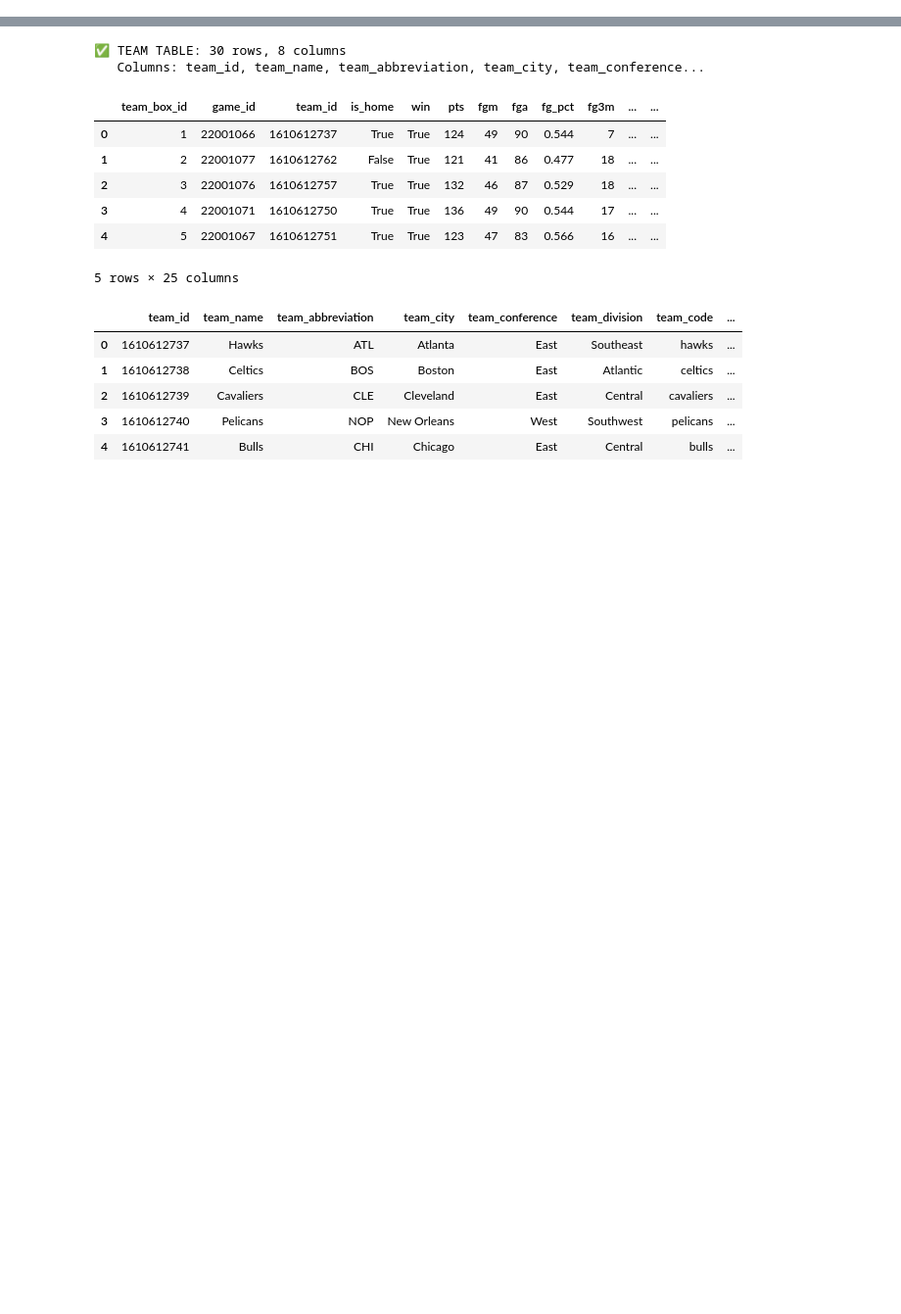
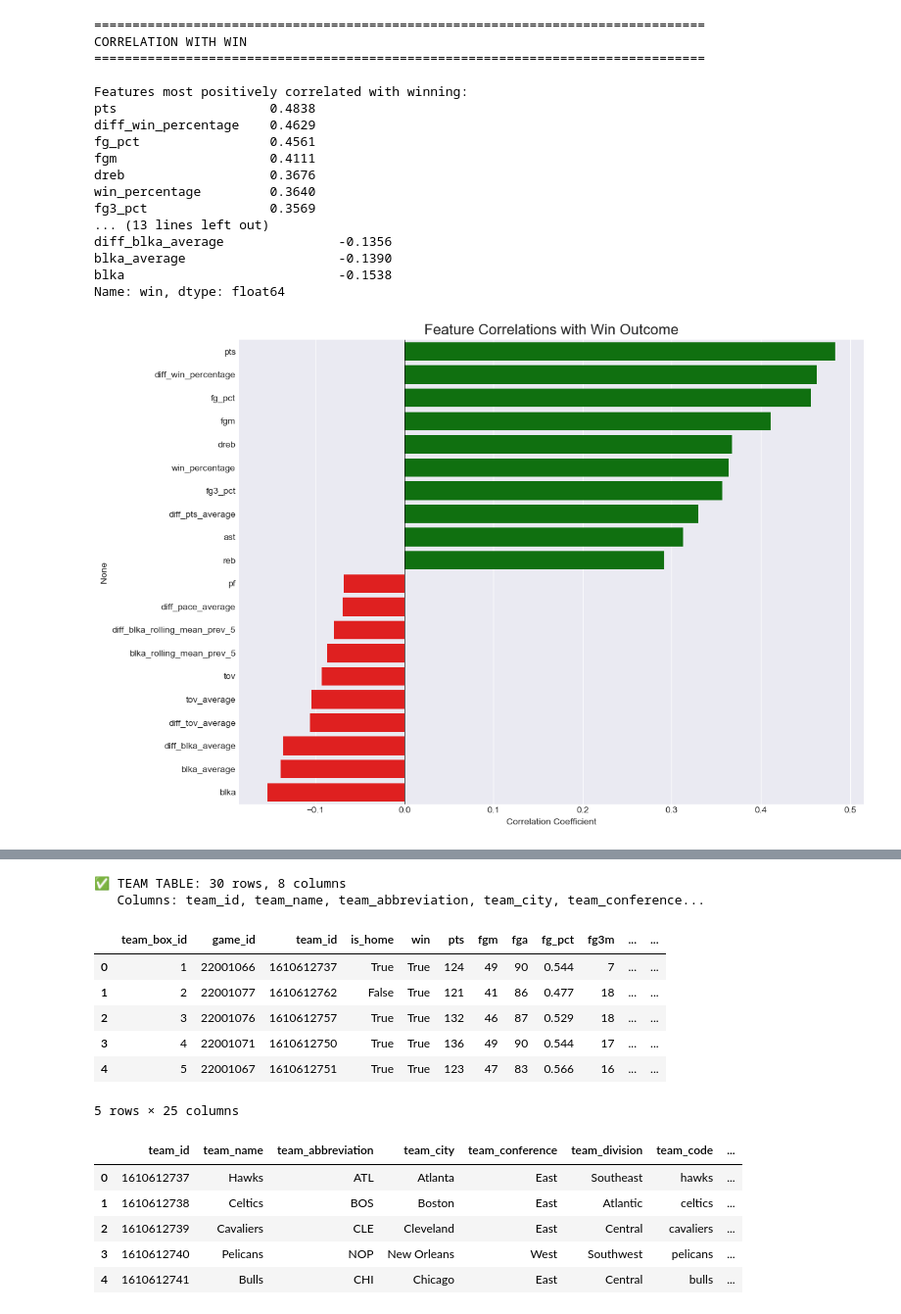
Before and after one commit to nealkuperman/Data_Science_I_project, a Jupyter notebook: scripts/NBA code3(testing ver.).ipynb, the cells around one changed output, grey strips where cells are left out. Shown at 98% size. Cells and saved outputs as stored; diff of their text form; code cells hidden in the pictures; blank space fills up the shorter version.

Commit message:
Update NBA code3(testing ver.).ipynb
Add Correlation Analysis for EDA

```diff
--- a/scripts/NBA code3(testing ver.).ipynb
+++ b/scripts/NBA code3(testing ver.).ipynb
@@ -6,2 +9,4 @@ from pathlib import Path
 import warnings
 warnings.filterwarnings('ignore')
+# %%
+clean_data_df=pd.read_csv("../cleaned_data/cleaned_data_2_20_26.csv")
@@ -7,0 +132,9 @@ warnings.filterwarnings('ignore')
+# %%
+# Set visualization style
+plt.style.use('seaborn-v0_8-darkgrid')
+sns.set_palette("husl")
+%matplotlib inline
+
+# Convert win to binary if needed
+if in_game_df['win'].dtype == bool:
+    in_game_df['win'] = in_game_df['win'].astype(int)
@@ -7,0 +200,42 @@ warnings.filterwarnings('ignore')
+# %%
+# Correlation Analysis
+print("\n" + "="*80)
+print("CORRELATION WITH WIN")
+print("="*80)
+
+correlations = in_game_df[numeric_cols + ['win']].corr()['win'].sort_values(ascending=False)
+print("\nFeatures most positively correlated with winning:")
+print(correlations.head(11)[1:].round(4))  # Skip win itself
+
+print("\nFeatures most negatively correlated with winning:")
+print(correlations.tail(10).round(4))
+
+# Visualize top correlations
+plt.figure(figsize=(12, 8))
+top_corr = pd.concat([correlations.head(11)[1:], correlations.tail(10)])
+colors = ['green' if x > 0 else 'red' for x in top_corr.values]
+sns.barplot(x=top_corr.values, y=top_corr.index, palette=colors)
+plt.title('Feature Correlations with Win Outcome', fontsize=16)
+plt.xlabel('Correlation Coefficient')
+plt.axvline(x=0, color='black', linestyle='-', linewidth=0.5)
+plt.tight_layout()
+plt.show()
+# %% [output]
+================================================================================
+CORRELATION WITH WIN
+================================================================================
+
+Features most positively correlated with winning:
+pts                    0.4838
+diff_win_percentage    0.4629
+fg_pct                 0.4561
+fgm                    0.4111
+dreb                   0.3676
+win_percentage         0.3640
+fg3_pct                0.3569
+... (13 lines left out)
+diff_blka_average               -0.1356
+blka_average                    -0.1390
+blka                            -0.1538
+Name: win, dtype: float64
+[figure, added]
```
Also changed, not shown: parts of 12 cells of this notebook.
